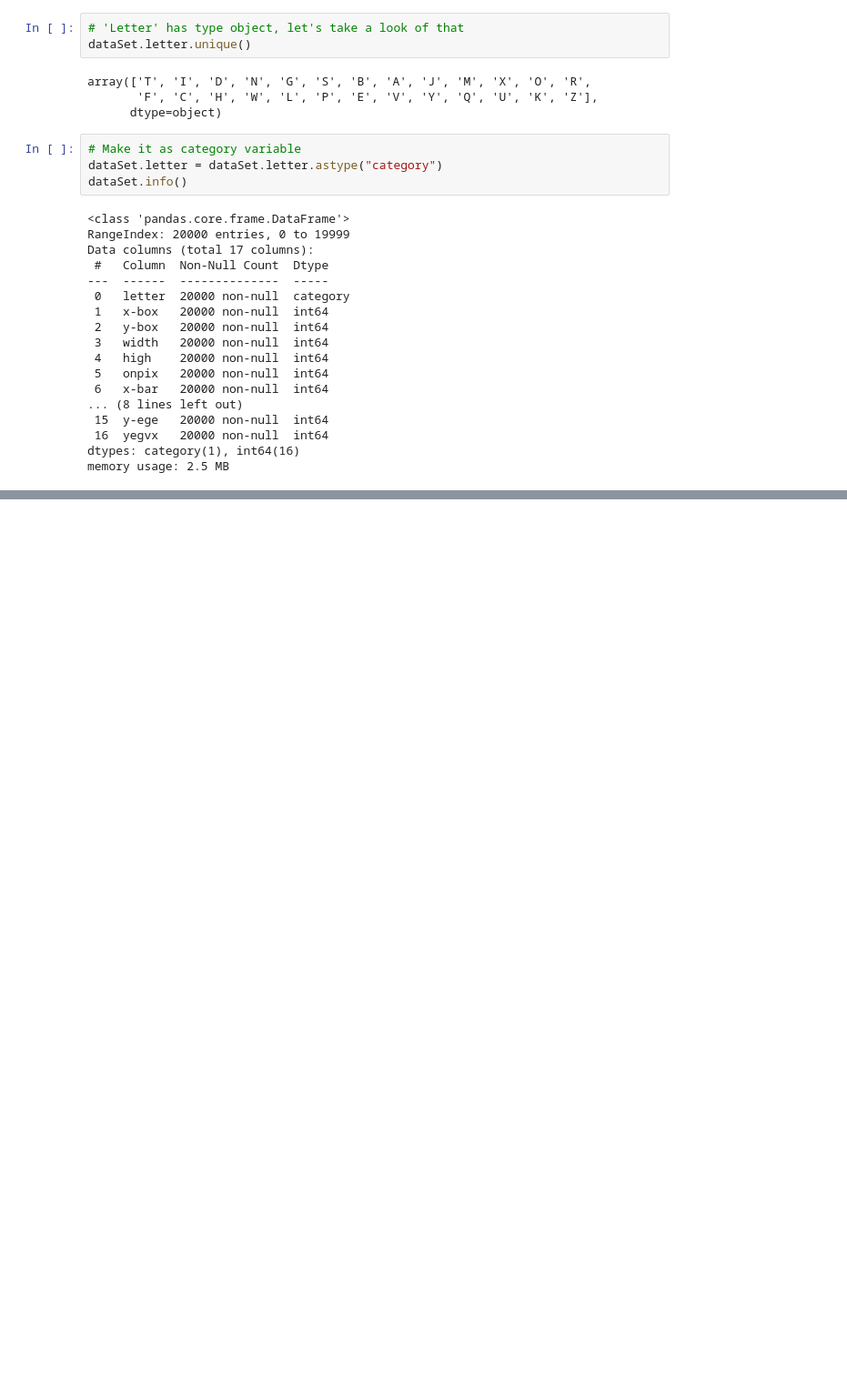
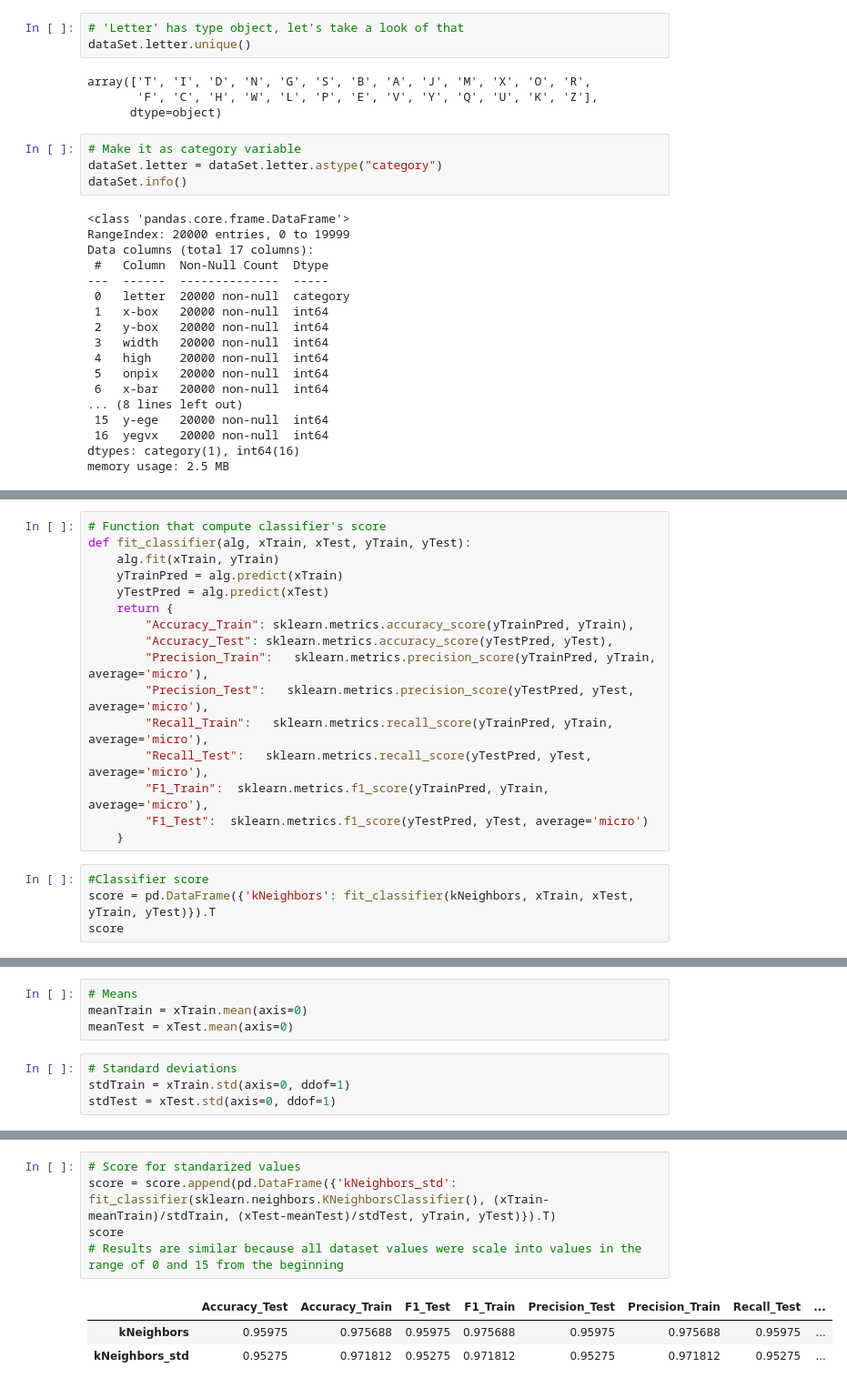
Before and after one commit to maciejniklas/LetterImageRecognition, a Jupyter notebook: Workbook.ipynb, the cells around one changed output, grey strips where cells are left out. Shown: that part at 91% size. Cells and saved outputs as stored; diff of their text form; blank space fills up the shorter version.

```diff
--- a/Workbook.ipynb
+++ b/Workbook.ipynb
@@ -171,0 +290,20 @@ memory usage: 2.5 MB
+# %%
+# Function that compute classifier's score
+def fit_classifier(alg, xTrain, xTest, yTrain, yTest):
+    alg.fit(xTrain, yTrain)
+    yTrainPred = alg.predict(xTrain)
+    yTestPred = alg.predict(xTest)
+    return {
+        "Accuracy_Train": sklearn.metrics.accuracy_score(yTrainPred, yTrain),
+        "Accuracy_Test": sklearn.metrics.accuracy_score(yTestPred, yTest),
+        "Precision_Train":   sklearn.metrics.precision_score(yTrainPred, yTrain, average='micro'),
+        "Precision_Test":   sklearn.metrics.precision_score(yTestPred, yTest, average='micro'),
+        "Recall_Train":   sklearn.metrics.recall_score(yTrainPred, yTrain, average='micro'),
+        "Recall_Test":   sklearn.metrics.recall_score(yTestPred, yTest, average='micro'),
+        "F1_Train":  sklearn.metrics.f1_score(yTrainPred, yTrain, average='micro'),
+        "F1_Test":  sklearn.metrics.f1_score(yTestPred, yTest, average='micro')
+    }
+# %%
+#Classifier score
+score = pd.DataFrame({'kNeighbors': fit_classifier(kNeighbors, xTrain, xTest, yTrain, yTest)}).T
+score
@@ -171,0 +313,8 @@ memory usage: 2.5 MB
+# %%
+# Means
+meanTrain = xTrain.mean(axis=0)
+meanTest = xTest.mean(axis=0)
+# %%
+# Standard deviations
+stdTrain = xTrain.std(axis=0, ddof=1)
+stdTest = xTest.std(axis=0, ddof=1)
@@ -171,0 +401,9 @@ memory usage: 2.5 MB
+# %%
+# Score for standarized values
+score = score.append(pd.DataFrame({'kNeighbors_std': fit_classifier(sklearn.neighbors.KNeighborsClassifier(), (xTrain-meanTrain)/stdTrain, (xTest-meanTest)/stdTest, yTrain, yTest)}).T)
+score
+# Results are similar because all dataset values were scale into values in the range of 0 and 15 from the beginning
+# %% [output]
+|  | Accuracy_Test | Accuracy_Train | F1_Test | F1_Train | Precision_Test | Precision_Train | Recall_Test | ... |
+| kNeighbors | 0.95975 | 0.975688 | 0.95975 | 0.975688 | 0.95975 | 0.975688 | 0.95975 | ... |
+| kNeighbors_std | 0.95275 | 0.971812 | 0.95275 | 0.971812 | 0.95275 | 0.971812 | 0.95275 | ... |
```
Also changed, not shown: parts of 21 cells of this notebook.
